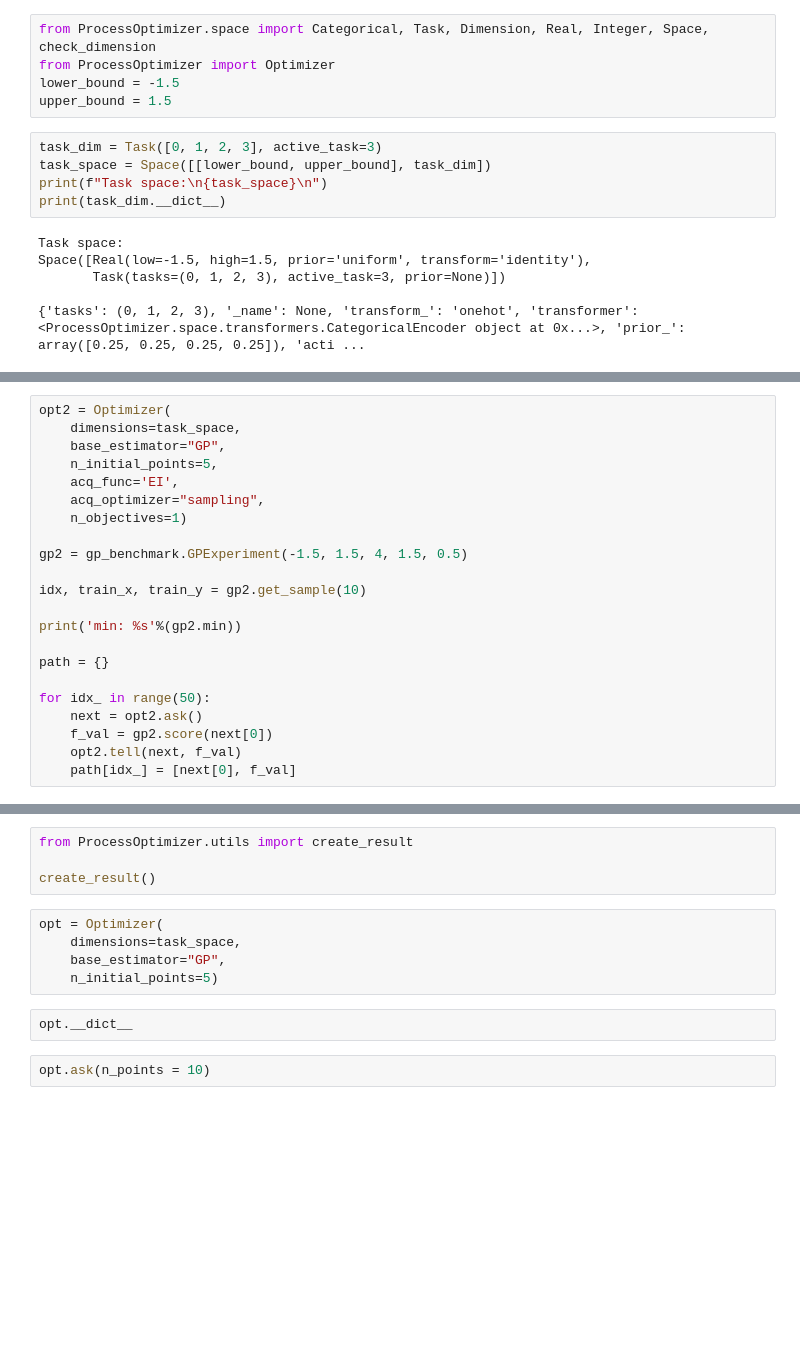
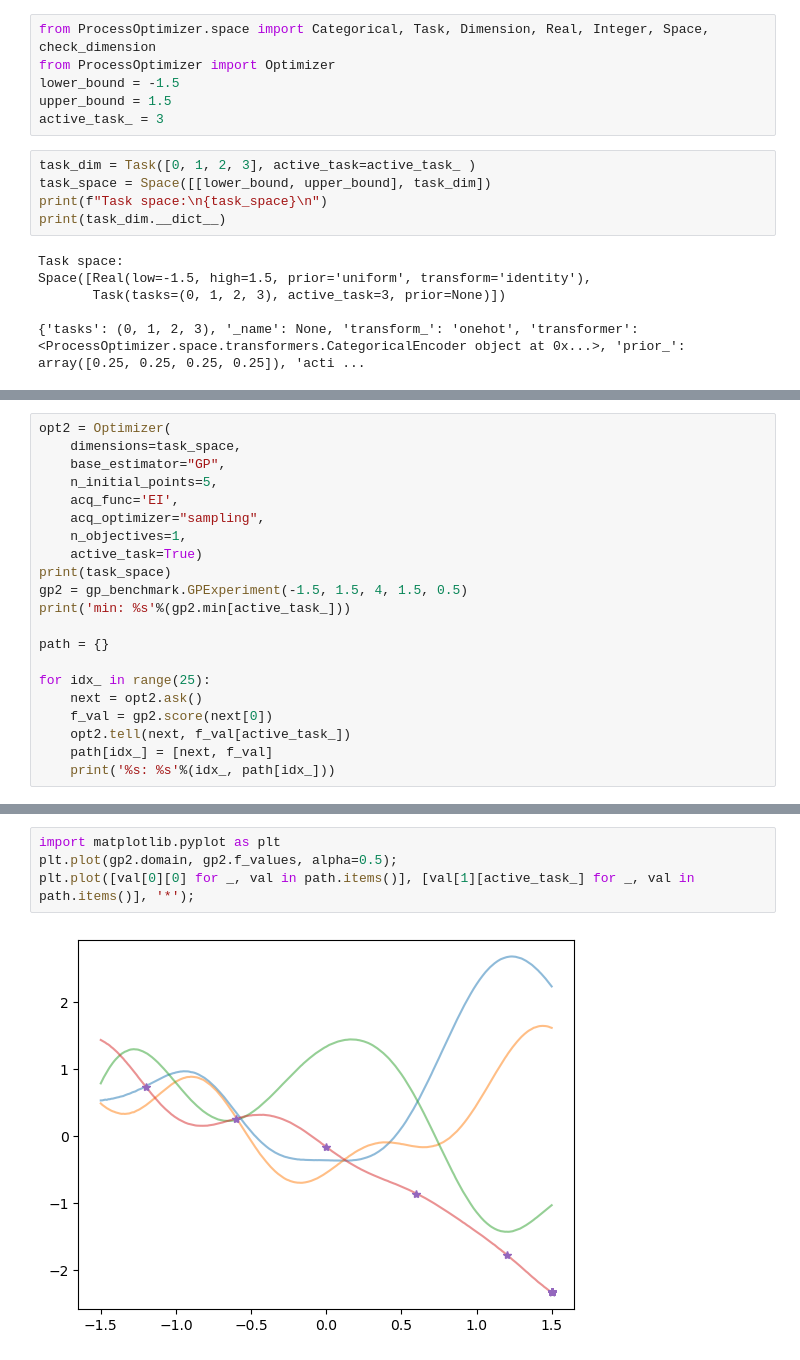
Before and after one commit to novonordisk-research/ProcessOptimizer, a Jupyter notebook: examples/GP_Experiment_Model_System.ipynb, the cells around one changed output, grey strips where cells are left out. Drawn from its saved outputs; the diff is of its cells as text; blank space fills up the shorter version.

Commit message:
Task Space with Process Optimiser + examples

```diff
--- a/examples/GP_Experiment_Model_System.ipynb
+++ b/examples/GP_Experiment_Model_System.ipynb
@@ -326,8 +326,9 @@ from ProcessOptimizer.space import Categorical, Task, Dimension, Real, Integer,
 from ProcessOptimizer import Optimizer
 lower_bound = -1.5
 upper_bound = 1.5
+active_task_ = 3
 # %%
-task_dim = Task([0, 1, 2, 3], active_task=3)
+task_dim = Task([0, 1, 2, 3], active_task=active_task_ )
 task_space = Space([[lower_bound, upper_bound], task_dim])
 print(f"Task space:\n{task_space}\n")
 print(task_dim.__dict__)
@@ -344,19 +376,18 @@ opt2 = Optimizer(
     n_initial_points=5,
     acq_func='EI',
     acq_optimizer="sampling",
-    n_objectives=1)
-
+    n_objectives=1,
+    active_task=True)
+print(task_space)
 gp2 = gp_benchmark.GPExperiment(-1.5, 1.5, 4, 1.5, 0.5)
-
-idx, train_x, train_y = gp2.get_sample(10)
-
-print('min: %s'%(gp2.min))
+print('min: %s'%(gp2.min[active_task_]))
 
 path = {}
 
-for idx_ in range(50):
+for idx_ in range(25):
     next = opt2.ask()
     f_val = gp2.score(next[0])
-    opt2.tell(next, f_val)
-    path[idx_] = [next[0], f_val]
+    opt2.tell(next, f_val[active_task_])
+    path[idx_] = [next, f_val]
+    print('%s: %s'%(idx_, path[idx_]))
 # %% [output]
@@ -365,13 +411,6 @@ ValueError: y does not have the correct number of objective scores
-# %%
-from ProcessOptimizer.utils import create_result
-
-create_result()
-# %%
-opt = Optimizer(
-    dimensions=task_space,
-    base_estimator="GP",
-    n_initial_points=5)
-# %%
-opt.__dict__
-# %%
-opt.ask(n_points = 10)
+# %%
+import matplotlib.pyplot as plt
+plt.plot(gp2.domain, gp2.f_values, alpha=0.5);
+plt.plot([val[0][0] for _, val in path.items()], [val[1][active_task_] for _, val in path.items()], '*');
+# %% [output]
+[figure, added]
```
Also changed, not shown: parts of 13 cells of this notebook, 10 other files.
